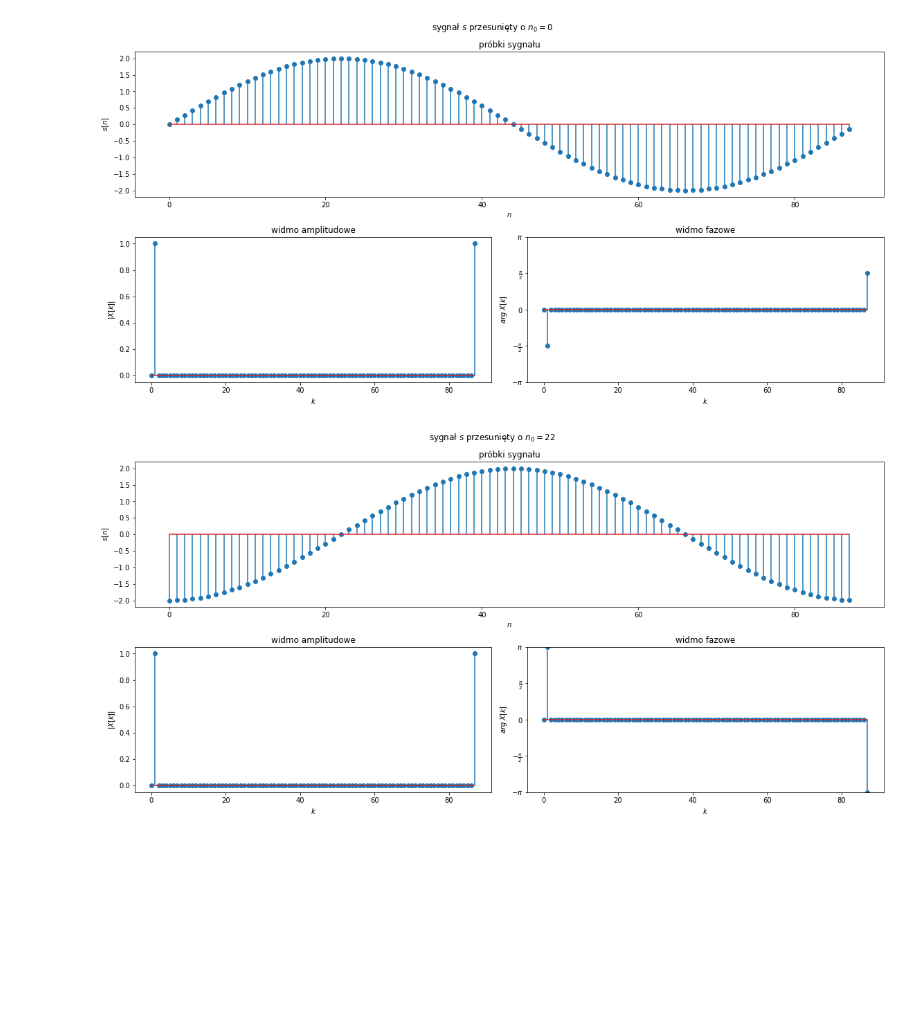
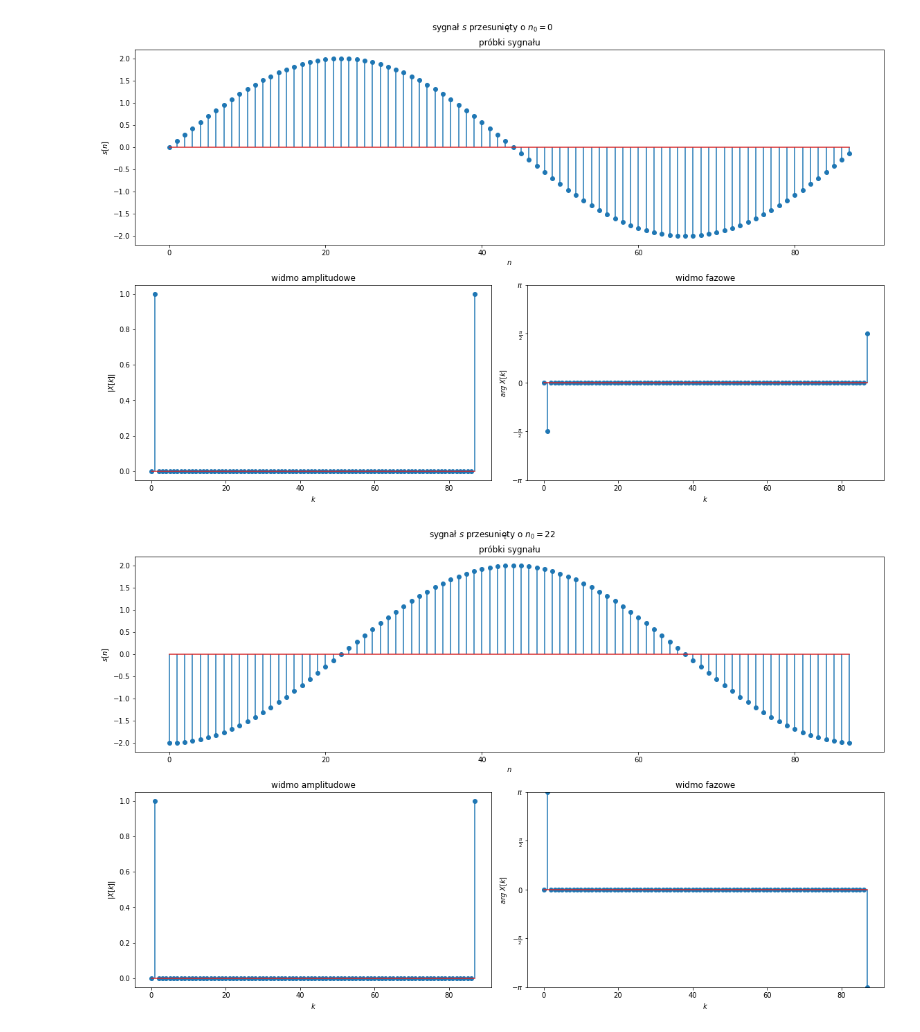
Before and after one commit to jostrzol/wmm, a Jupyter notebook: lab01/2.ipynb, the cells around one changed output. Saved outputs shown, nothing was run; the diff lists cells and outputs as text; code cells hidden in the pictures; blank space fills up the shorter version.

```diff
--- a/lab01/2.ipynb
+++ b/lab01/2.ipynb
@@ -11,7 +11,7 @@ SHIFTS = np.arange(4) * N // 4
 A_THRESHOLD = 1e-6
 # %%
 for shift in SHIFTS:
-    fig = plt.figure(figsize=(16, 8))
+    fig = plt.figure(figsize=(16, 10))
     fig.suptitle(f"sygnał $s$ przesunięty o $n_0={shift}$")
     gs = GridSpec(ncols=2, nrows=2, figure=fig)
 
@@ -28,36 +28,39 @@ for shift in SHIFTS:
     s_fft = np.fft.fft(s) / N
     s_amplitude_spc = np.abs(s_fft)
 
-    # filter insignificant frequencies for clearer plots
+    # odfiltrowanie (wyzerowanie) składowych widma
+    # o nieznacząco małej amplitudzie, aby na wykresie
+    # widma fazowego widniały jedynie wartości odpowiadające
+    # znaczącym składowym
     significance_mask = s_amplitude_spc <= A_THRESHOLD
     s_amplitude_spc[significance_mask] = 0
     s_fft[significance_mask] = 0
 
     s_phase_spc = np.angle(s_fft)
 
     ax_ampl.stem(s_amplitude_spc)
     ax_ampl.set_title("widmo amplitudowe")
     ax_phase.stem(s_phase_spc)
     ax_ampl.set_xlabel("$k$")
     ax_ampl.set_ylabel("$|X[k]|$")
 
     ax_phase.set_title("widmo fazowe")
     ax_phase.set_ylim((-np.pi, np.pi))
     ax_phase.set_xlabel("$k$")
     ax_phase.set_ylabel("$arg \\; X[k]$")
     yticks = [
         (-np.pi, '$-\\pi$'),
         (-np.pi / 2, '$-\\frac{\\pi}{2}$'),
         (0, '$0$'),
         (np.pi / 2, '$\\frac{\\pi}{2}$'),
         (np.pi, '$\\pi$')
     ]
     ax_phase.set_yticks([t for t, _ in yticks])
     ax_phase.set_yticklabels([l for _, l in yticks])
 
     fig.tight_layout()
     plt.show()
     plt.close()
 # %% [output]
-[figure, old version]
+[figure, new version]
-[figure, old version]
+[figure, new version]
```
Also changed, not shown: parts of 2 cells of this notebook, 3 other files.
